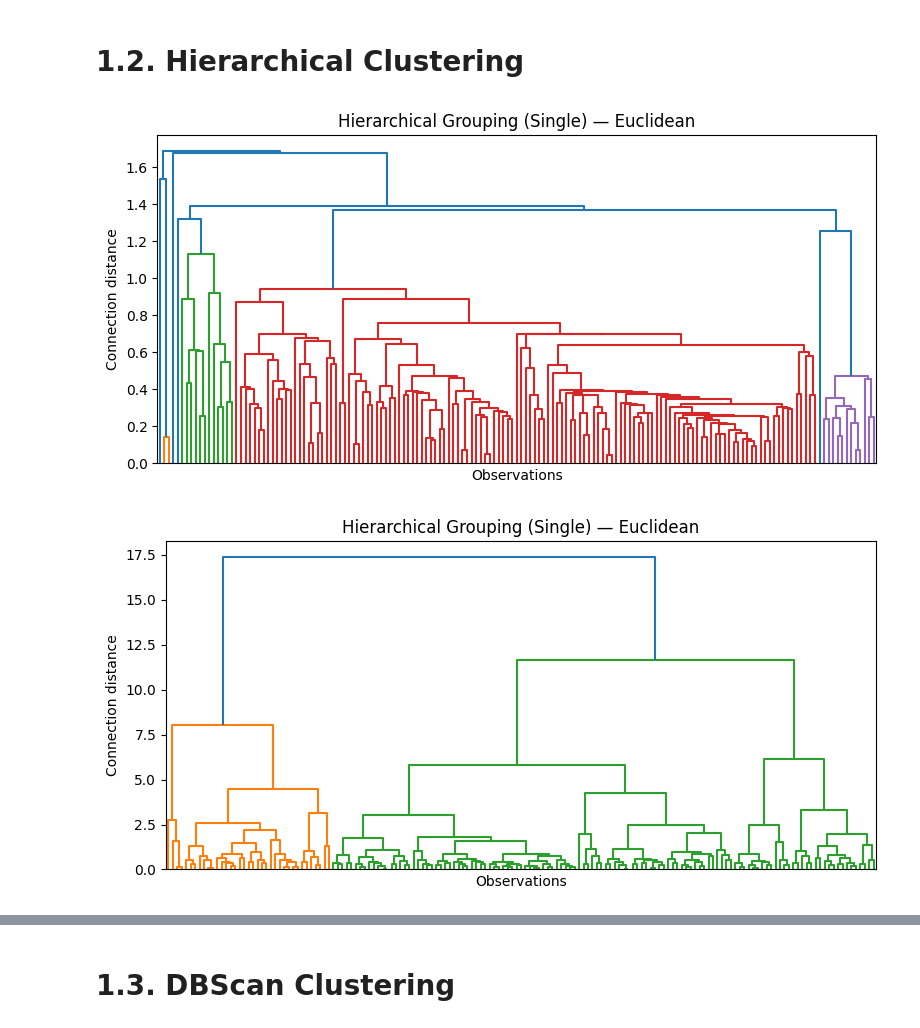
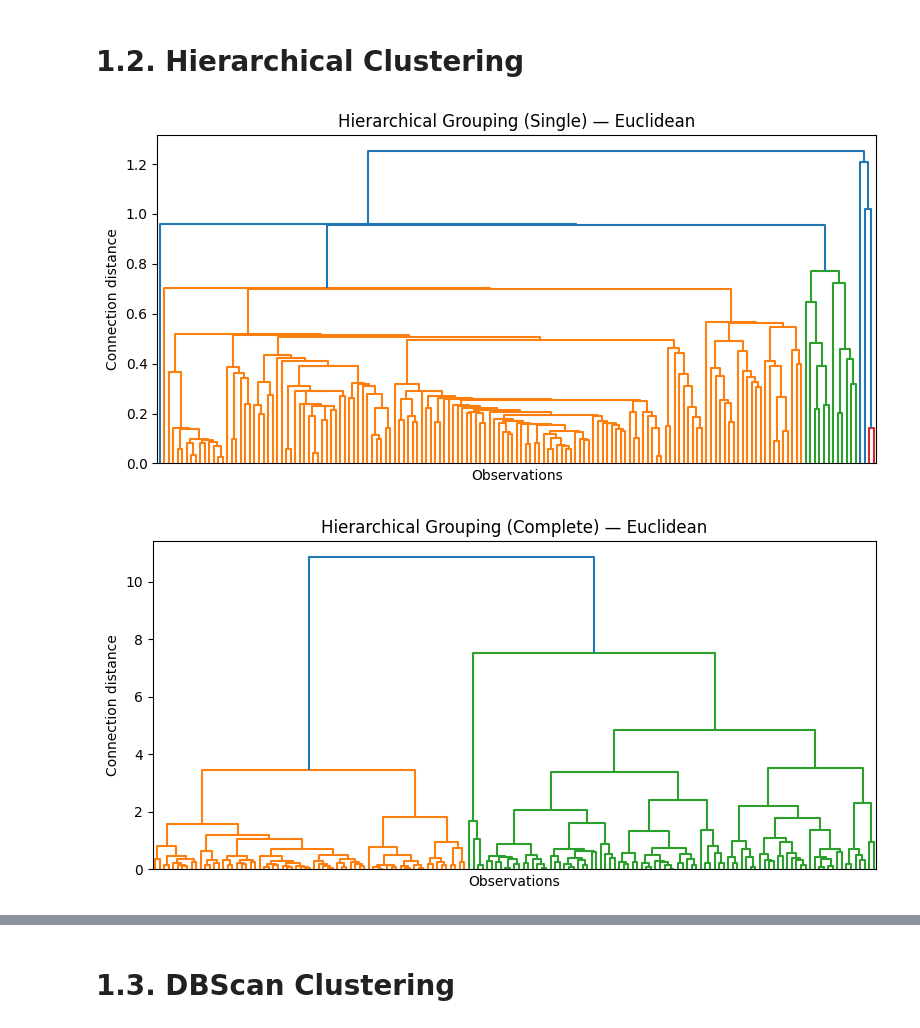
Before and after one commit to fehimecapar/Data-Science-For-Decision-Support, a Jupyter notebook: assignment4.ipynb, the cells around one changed output, grey strips where cells are left out. Cells and saved outputs as stored; diff of their text form; code cells hidden in the pictures.

```diff
--- a/assignment4.ipynb
+++ b/assignment4.ipynb
@@ -12,7 +12,7 @@ from sklearn.preprocessing import StandardScaler
 from sklearn.cluster import KMeans
 # %%
 # 1) Load dataset
-file_path = '/content/fish_market_cleaned.xlsx'
+file_path = '/content/21_Fish_market_regression.xlsx'
 df = pd.read_excel(file_path, engine='openpyxl')
 # %%
 # 2) Inspect columns and dtypes
@@ -274,13 +272,8 @@ if 'gower_distance' not in globals():
         return np.clip(D, 0.0, 1.0)
 # %%
 # 2) Linkage matrices for each method (re-using X_num/df_num/df_cat)
-# -----------------------------
-Z_single   = linkage(X_num, method='single',   metric='euclidean')
-Z_complete = linkage(X_num, method='complete', metric='euclidean')
-Z_ward     = linkage(X_num, method='ward')   # Ward assumes Euclidean
 
-# Gower distance for mixed-type demos
-D_gower = gower_distance(df_num.loc[keep_idx], df_cat)
-Z_gower_avg      = linkage(squareform(D_gower, checks=False), method='average')
-Z_gower_complete = linkage(squareform(D_gower, checks=False), method='complete')
+Z_single   = linkage(X, method='single',   metric='euclidean')
+Z_complete = linkage(X, method='complete', metric='euclidean')
+Z_ward     = linkage(X, method='ward')   # Ward assumes Euclidean
 # %%
@@ -327,14 +302,14 @@ plt.title('Hierarchical Grouping (Single) — Euclidean')
 dendrogram(Z_single, no_labels=True)
 plt.xlabel('Observations'); plt.ylabel('Connection distance'); plt.tight_layout(); plt.show()
 # %% [output]
-[figure, old version]
+[figure, new version]
 # %%
 plt.figure(figsize=(8, 4))
-plt.title('Hierarchical Grouping (Single) — Euclidean')
+plt.title('Hierarchical Grouping (Complete) — Euclidean')
 dendrogram(Z_complete, no_labels=True)
 plt.xlabel('Observations'); plt.ylabel('Connection distance'); plt.tight_layout(); plt.show()
 # %% [output]
-[figure, old version]
+[figure, new version]
 # %%
 plt.figure(figsize=(8, 4))
 plt.title('Hierarchical Clustering (Ward) — Euclidean')
```
Also changed, not shown: parts of 33 cells of this notebook.
